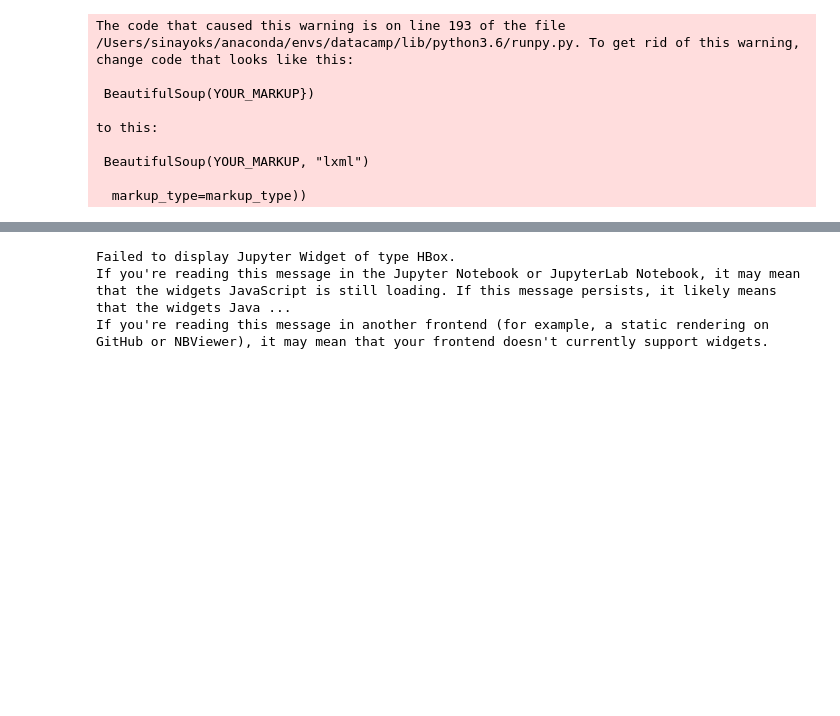
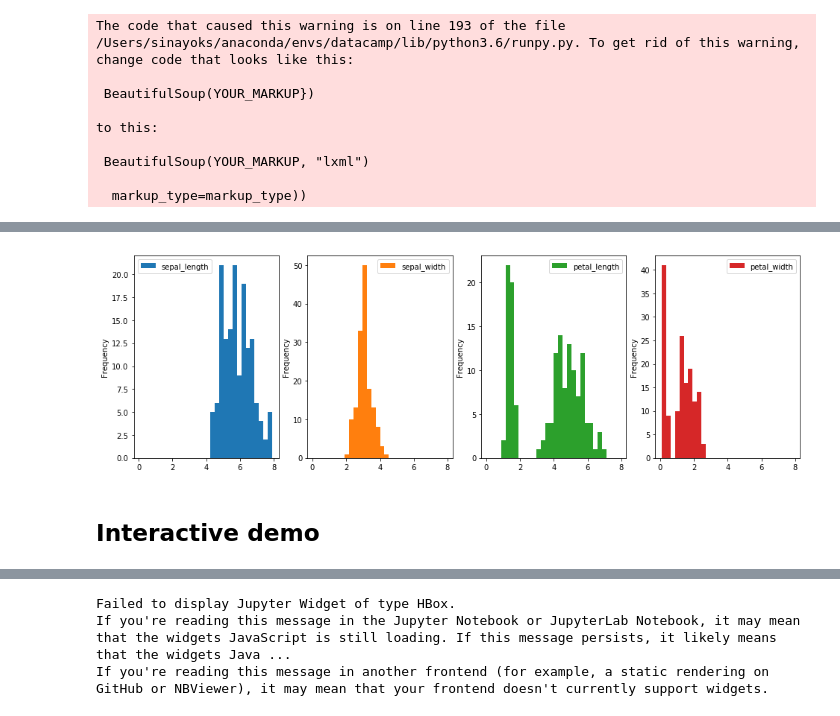
Before and after one commit to samuelsinayoko/specplot, a Jupyter notebook: subplotting_with_pandas_and_seaborn.ipynb, the cells around one changed output, grey strips where cells are left out. Cells and saved outputs as stored; diff of their text form; code cells hidden in the pictures; blank space fills up the shorter version.

```diff
--- a/subplotting_with_pandas_and_seaborn.ipynb
+++ b/subplotting_with_pandas_and_seaborn.ipynb
@@ -133 +56,7 @@ If you're reading this message in another frontend (for example, a static render
+# %%
+pandas_subplots_demo('iris', kind='hist', bins=30)
+# %% [output]
+[figure, added]
+# %% [markdown]
+## Interactive demo
 # %%
```
Also changed, not shown: parts of 16 cells of this notebook.
